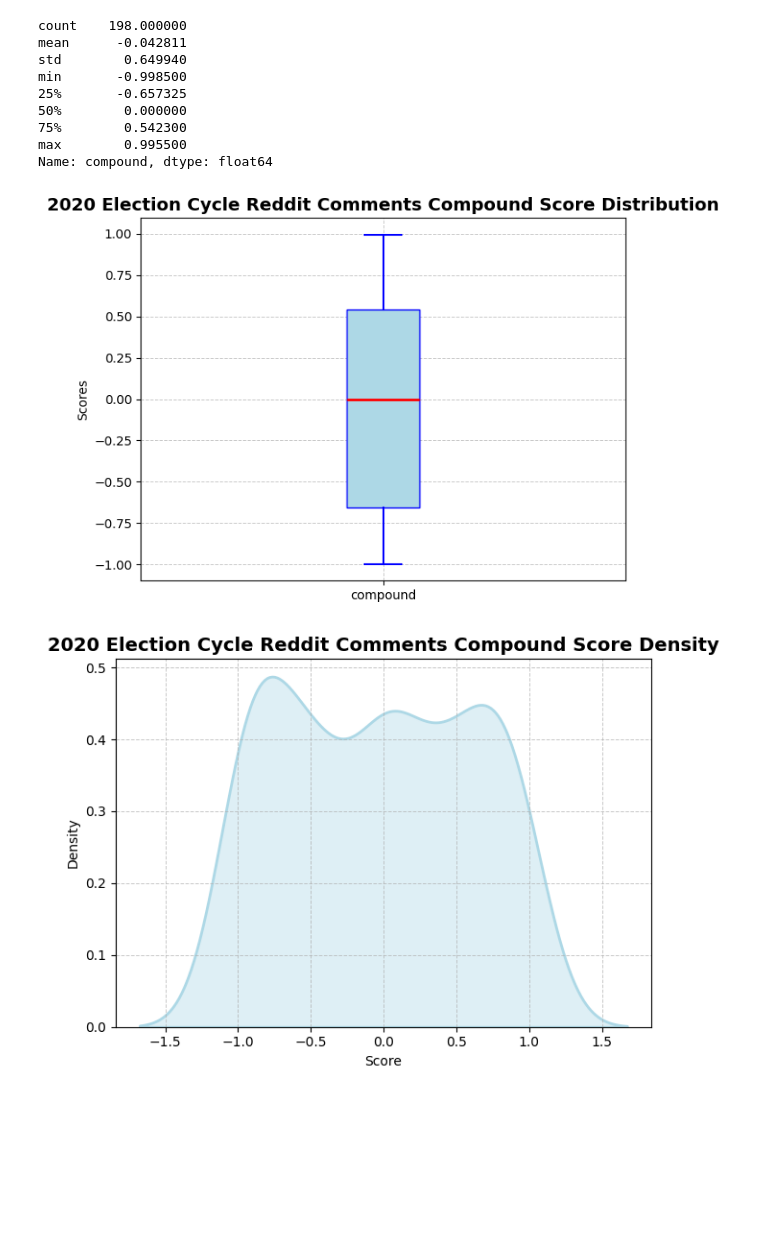
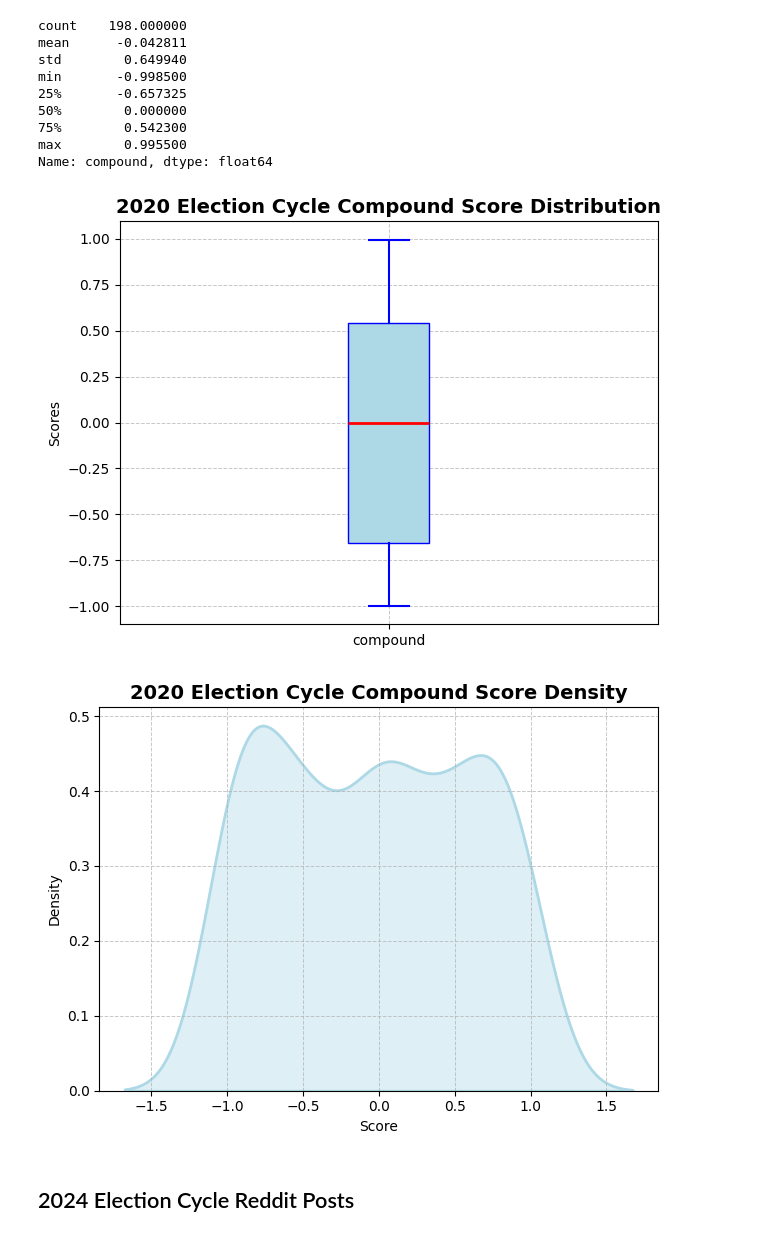
Before and after one commit to gckang/nlp-reddit-election-posts-proj, a Jupyter notebook: exploratory_data_analysis.ipynb, the cells around one changed output. Drawn from its saved outputs; the diff is of its cells as text; code cells hidden in the pictures; blank space fills up the shorter version.

```diff
--- a/exploratory_data_analysis.ipynb
+++ b/exploratory_data_analysis.ipynb
@@ -162,29 +161,29 @@ Name: compound, dtype: float64
 # %%
 # Create box plot with the SET review compound scores
 def show_boxplot(df, title):
     df["compound"].plot.box(
         patch_artist=True,  # Enable custom colors
         boxprops=dict(facecolor='lightblue', color='blue'),  # box
         medianprops=dict(color='red', linewidth=2),  # median line
         whiskerprops=dict(color='blue', linewidth=1.5),  # whiskers
         capprops=dict(color='blue', linewidth=1.5),  # caps
         flierprops=dict(marker='o', color='orange', alpha=0.5),  # outliers
     )
 
     plt.title(title, fontsize=14, fontweight='bold')
     plt.ylabel('Scores')
 
     # Customizing the grid
     plt.grid(True, which='both', linestyle='--', linewidth=0.7, alpha=0.7)
 
     # Adding some padding
     plt.tight_layout()
 
     plt.show()
 
-show_boxplot(df, "2020 Election Cycle Reddit Comments Compound Score Distribution")
+show_boxplot(df, "2020 Election Cycle Compound Score Distribution")
 # %% [output]
-[figure, old version]
+[figure, new version]
 # %%
 # Create a kernel density plot for the compound score
 def show_kde(df, title):
@@ -208,6 +207,8 @@ def show_kde(df, title):
     # Display the plot
     plt.show()
 
-show_kde(df, "2020 Election Cycle Reddit Comments Compound Score Density")
+show_kde(df, "2020 Election Cycle Compound Score Density")
 # %% [output]
-[figure, old version]
+[figure, new version]
+# %% [markdown]
+## 2024 Election Cycle Reddit Posts
```
Also changed, not shown: parts of 18 cells of this notebook, 2 other files.
